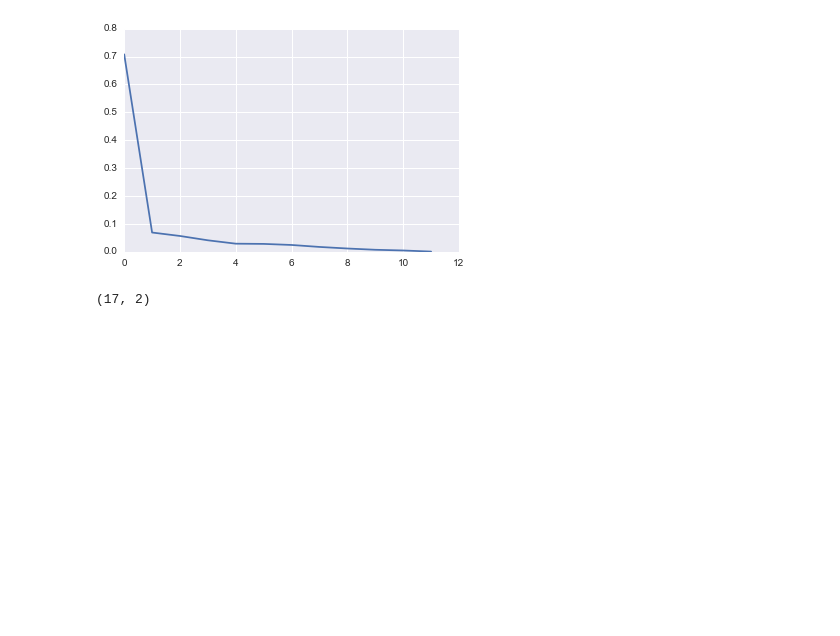
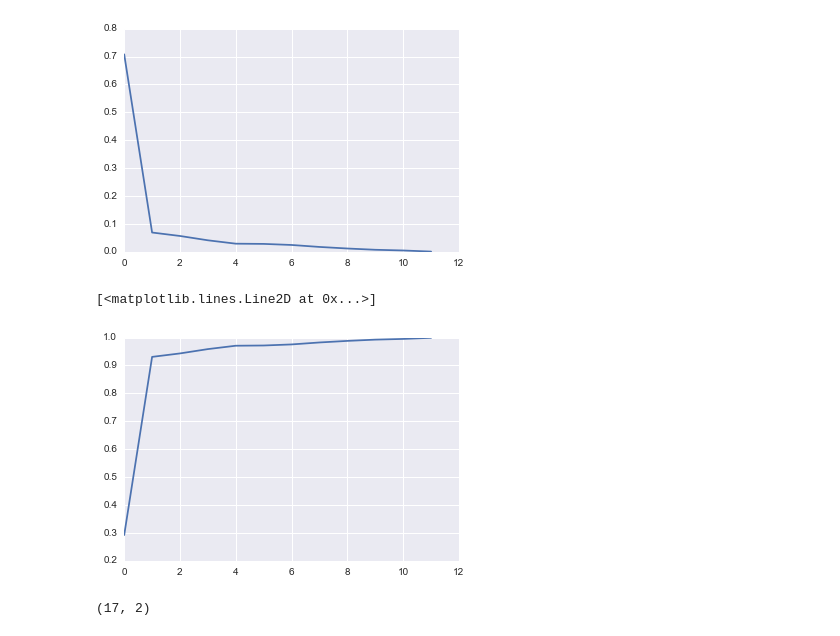
Before and after one commit to pgr-me/metis_projects, a Jupyter notebook: fletcher/analyze_data.ipynb, the cells around one changed output. Saved outputs shown, nothing was run; the diff lists cells and outputs as text; code cells hidden in the pictures; blank space fills up the shorter version.

```diff
--- a/fletcher/analyze_data.ipynb
+++ b/fletcher/analyze_data.ipynb
@@ -122,6 +122,11 @@ plt.plot(explained_variance)
 # %% [output]
 [<matplotlib.lines.Line2D at 0x...>]
 [figure]
+# %%
+plt.plot((np.ones(12) - explained_variance))
+# %% [output]
+[<matplotlib.lines.Line2D at 0x...>]
+[figure, added]
 # %%
 X_top = (X_transformed.T[:2]).T; X_top.shape
 # %% [output]
```
Also changed, not shown: parts of 4 cells of this notebook.
